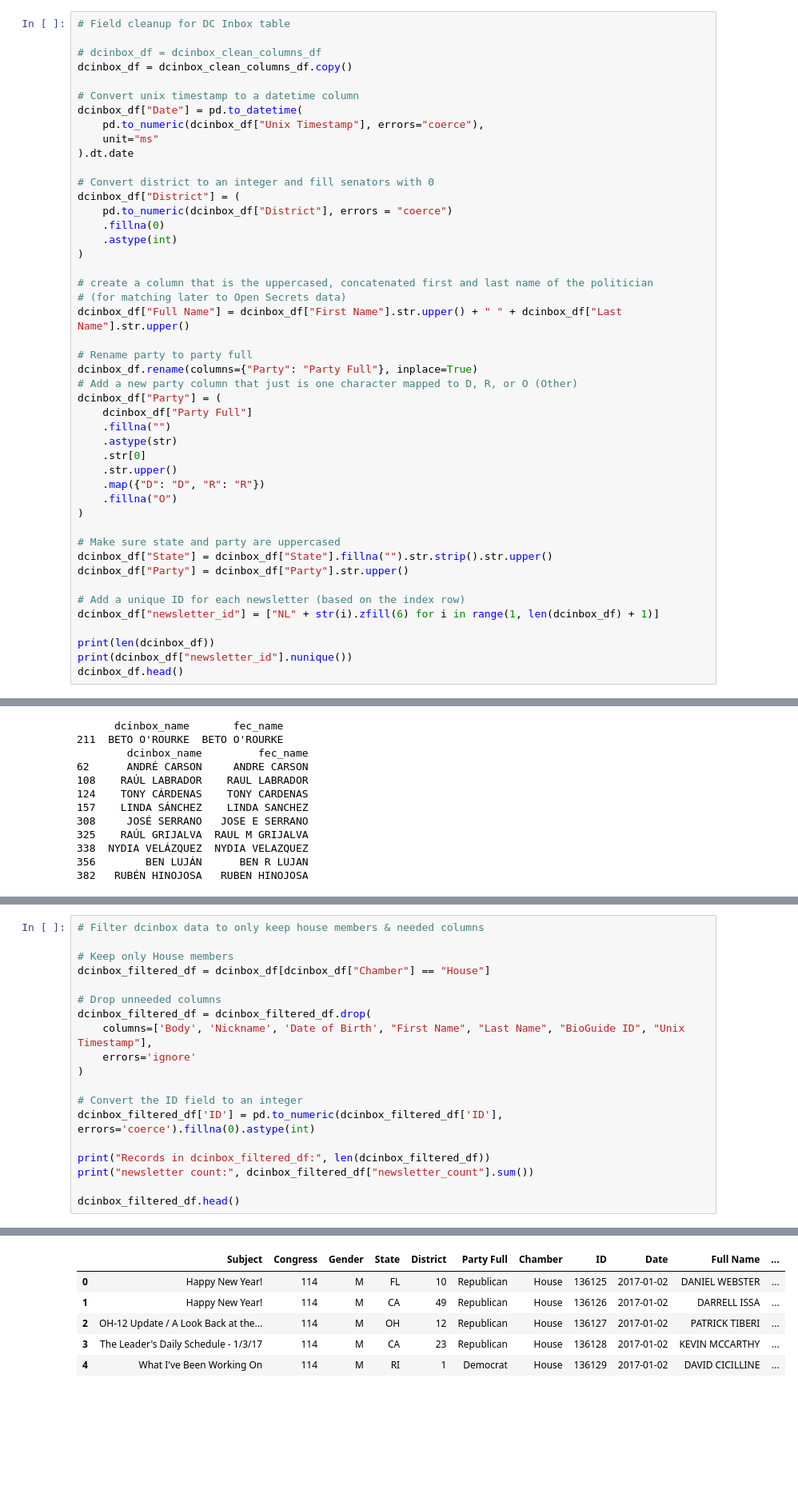
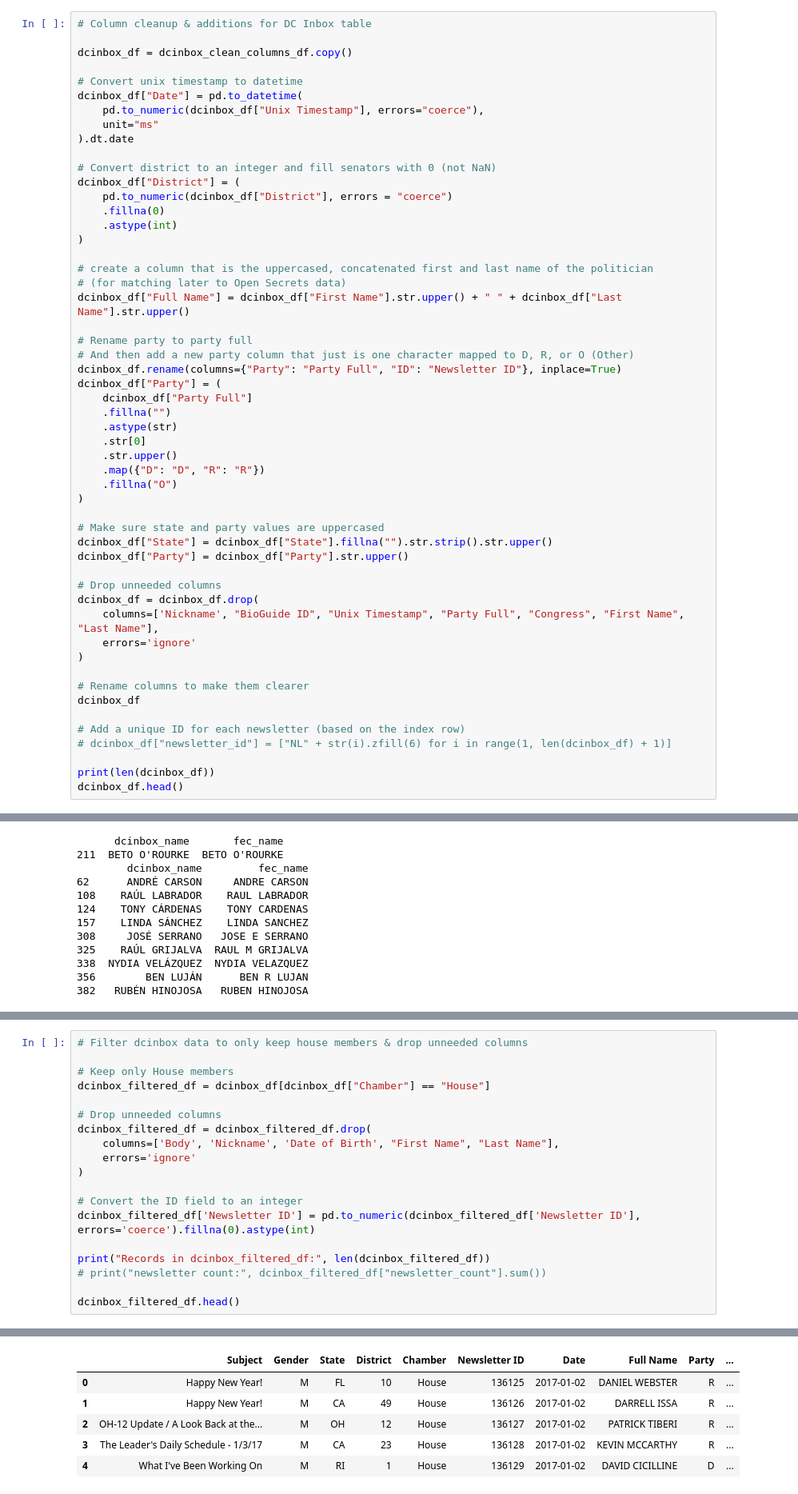
Before and after one commit to marobinette/cfd-project-ds1, a Jupyter notebook: notebooks/Matched_Politicians_Dataset_Creation.ipynb, the cells around one changed output, grey strips where cells are left out. Shown at 80% size. Saved outputs shown, nothing was run; the diff lists cells and outputs as text; blank space fills up the shorter version.

```diff
--- a/notebooks/Matched_Politicians_Dataset_Creation.ipynb
+++ b/notebooks/Matched_Politicians_Dataset_Creation.ipynb
@@ -92,18 +92,17 @@ print(unique_names)
 4752      Nydia  Velázquez  Democrat
 8418        Ben      Luján  Democrat
 # %%
-# Field cleanup for DC Inbox table
+# Column cleanup & additions for DC Inbox table
 
-# dcinbox_df = dcinbox_clean_columns_df
 dcinbox_df = dcinbox_clean_columns_df.copy()
 
-# Convert unix timestamp to a datetime column
+# Convert unix timestamp to datetime
 dcinbox_df["Date"] = pd.to_datetime(
     pd.to_numeric(dcinbox_df["Unix Timestamp"], errors="coerce"),
     unit="ms"
 ).dt.date
 
-# Convert district to an integer and fill senators with 0
+# Convert district to an integer and fill senators with 0 (not NaN)
 dcinbox_df["District"] = (
     pd.to_numeric(dcinbox_df["District"], errors = "coerce")
     .fillna(0)
@@ -115,8 +114,8 @@ dcinbox_df["District"] = (
 dcinbox_df["Full Name"] = dcinbox_df["First Name"].str.upper() + " " + dcinbox_df["Last Name"].str.upper()
 
 # Rename party to party full
-dcinbox_df.rename(columns={"Party": "Party Full"}, inplace=True)
-# Add a new party column that just is one character mapped to D, R, or O (Other)
+# And then add a new party column that just is one character mapped to D, R, or O (Other)
+dcinbox_df.rename(columns={"Party": "Party Full", "ID": "Newsletter ID"}, inplace=True)
 dcinbox_df["Party"] = (
     dcinbox_df["Party Full"]
     .fillna("")
@@ -127,15 +126,23 @@ dcinbox_df["Party"] = (
     .fillna("O")
 )
 
-# Make sure state and party are uppercased
+# Make sure state and party values are uppercased
 dcinbox_df["State"] = dcinbox_df["State"].fillna("").str.strip().str.upper()
 dcinbox_df["Party"] = dcinbox_df["Party"].str.upper()
 
+# Drop unneeded columns
+dcinbox_df = dcinbox_df.drop(
+    columns=['Nickname', "BioGuide ID", "Unix Timestamp", "Party Full", "Congress", "First Name", "Last Name"],
+    errors='ignore'
+)
+
+# Rename columns to make them clearer
+dcinbox_df
+
 # Add a unique ID for each newsletter (based on the index row)
-dcinbox_df["newsletter_id"] = ["NL" + str(i).zfill(6) for i in range(1, len(dcinbox_df) + 1)]
+# dcinbox_df["newsletter_id"] = ["NL" + str(i).zfill(6) for i in range(1, len(dcinbox_df) + 1)]
 
 print(len(dcinbox_df))
-print(dcinbox_df["newsletter_id"].nunique())
 dcinbox_df.head()
 # %% [output]
 24224
@@ -502,20 +478,20 @@ Rows in dcinbox_df: 24224
 # %%
-# Filter dcinbox data to only keep house members & needed columns
+# Filter dcinbox data to only keep house members & drop unneeded columns
 
 # Keep only House members
 dcinbox_filtered_df = dcinbox_df[dcinbox_df["Chamber"] == "House"]
 
 # Drop unneeded columns
 dcinbox_filtered_df = dcinbox_filtered_df.drop(
-    columns=['Body', 'Nickname', 'Date of Birth', "First Name", "Last Name", "BioGuide ID", "Unix Timestamp"],
+    columns=['Body', 'Nickname', 'Date of Birth', "First Name", "Last Name"],
     errors='ignore'
 )
 
 # Convert the ID field to an integer
-dcinbox_filtered_df['ID'] = pd.to_numeric(dcinbox_filtered_df['ID'], errors='coerce').fillna(0).astype(int)
+dcinbox_filtered_df['Newsletter ID'] = pd.to_numeric(dcinbox_filtered_df['Newsletter ID'], errors='coerce').fillna(0).astype(int)
 
 print("Records in dcinbox_filtered_df:", len(dcinbox_filtered_df))
-print("newsletter count:", dcinbox_filtered_df["newsletter_count"].sum())
+# print("newsletter count:", dcinbox_filtered_df["newsletter_count"].sum())
 
 dcinbox_filtered_df.head()
 # %% [output]
@@ -524,6 +499,6 @@ newsletter count: 20582
-|  | Subject | Congress | Gender | State | District | Party Full | Chamber | ID | Date | Full Name | ... |
-| 0 | Happy New Year! | 114 | M | FL | 10 | Republican | House | 136125 | 2017-01-02 | DANIEL WEBSTER | ... |
-| 1 | Happy New Year! | 114 | M | CA | 49 | Republican | House | 136126 | 2017-01-02 | DARRELL ISSA | ... |
-| 2 | OH-12 Update / A Look Back at the... | 114 | M | OH | 12 | Republican | House | 136127 | 2017-01-02 | PATRICK TIBERI | ... |
-| 3 | The Leader's Daily Schedule - 1/3/17 | 114 | M | CA | 23 | Republican | House | 136128 | 2017-01-02 | KEVIN MCCARTHY | ... |
-| 4 | What I've Been Working On | 114 | M | RI | 1 | Democrat | House | 136129 | 2017-01-02 | DAVID CICILLINE | ... |
+|  | Subject | Gender | State | District | Chamber | Newsletter ID | Date | Full Name | Party | ... |
+| 0 | Happy New Year! | M | FL | 10 | House | 136125 | 2017-01-02 | DANIEL WEBSTER | R | ... |
+| 1 | Happy New Year! | M | CA | 49 | House | 136126 | 2017-01-02 | DARRELL ISSA | R | ... |
+| 2 | OH-12 Update / A Look Back at the... | M | OH | 12 | House | 136127 | 2017-01-02 | PATRICK TIBERI | R | ... |
+| 3 | The Leader's Daily Schedule - 1/3/17 | M | CA | 23 | House | 136128 | 2017-01-02 | KEVIN MCCARTHY | R | ... |
+| 4 | What I've Been Working On | M | RI | 1 | House | 136129 | 2017-01-02 | DAVID CICILLINE | D | ... |
```
Also changed, not shown: parts of 38 cells of this notebook, 1 other file.
